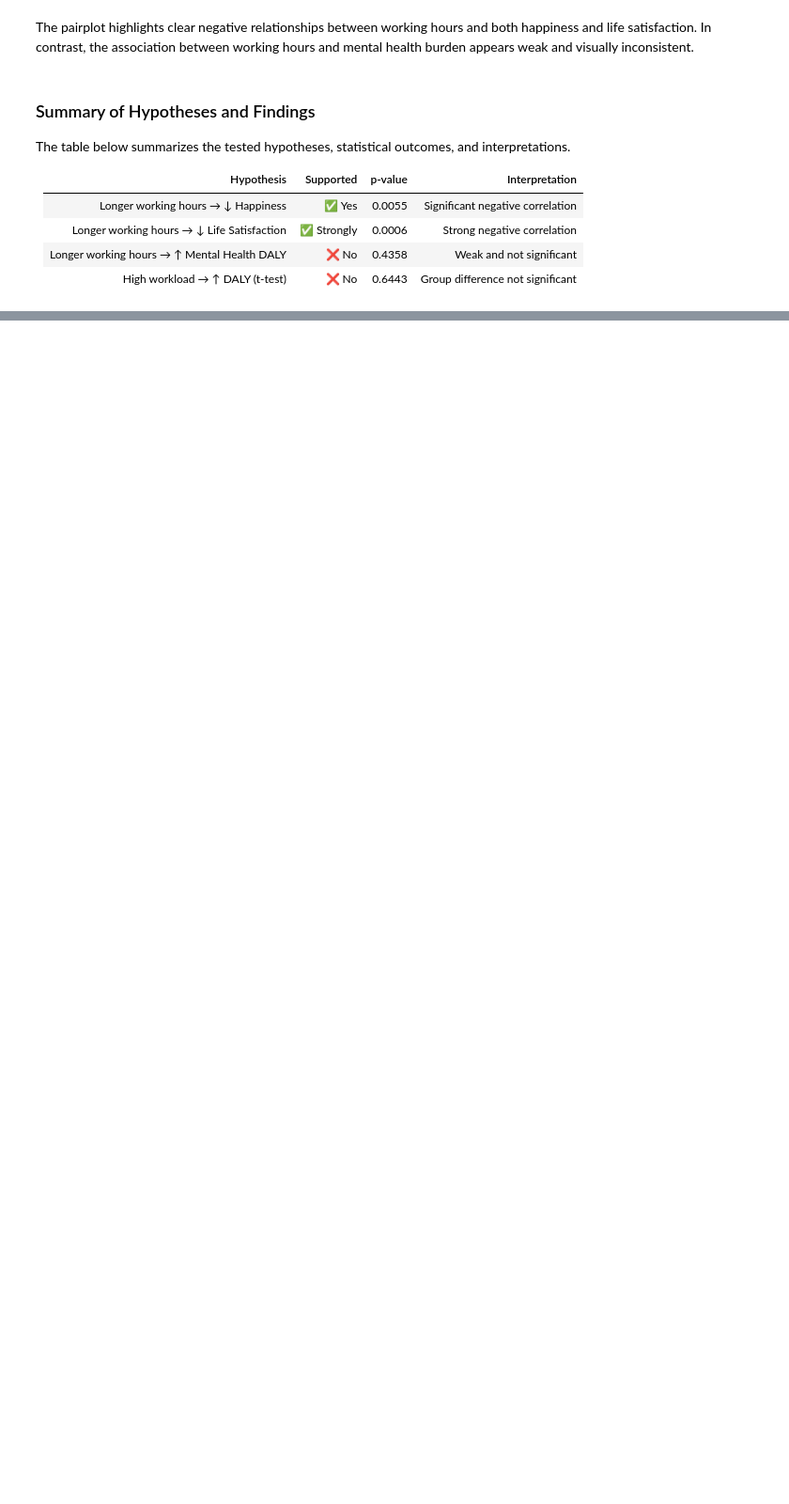
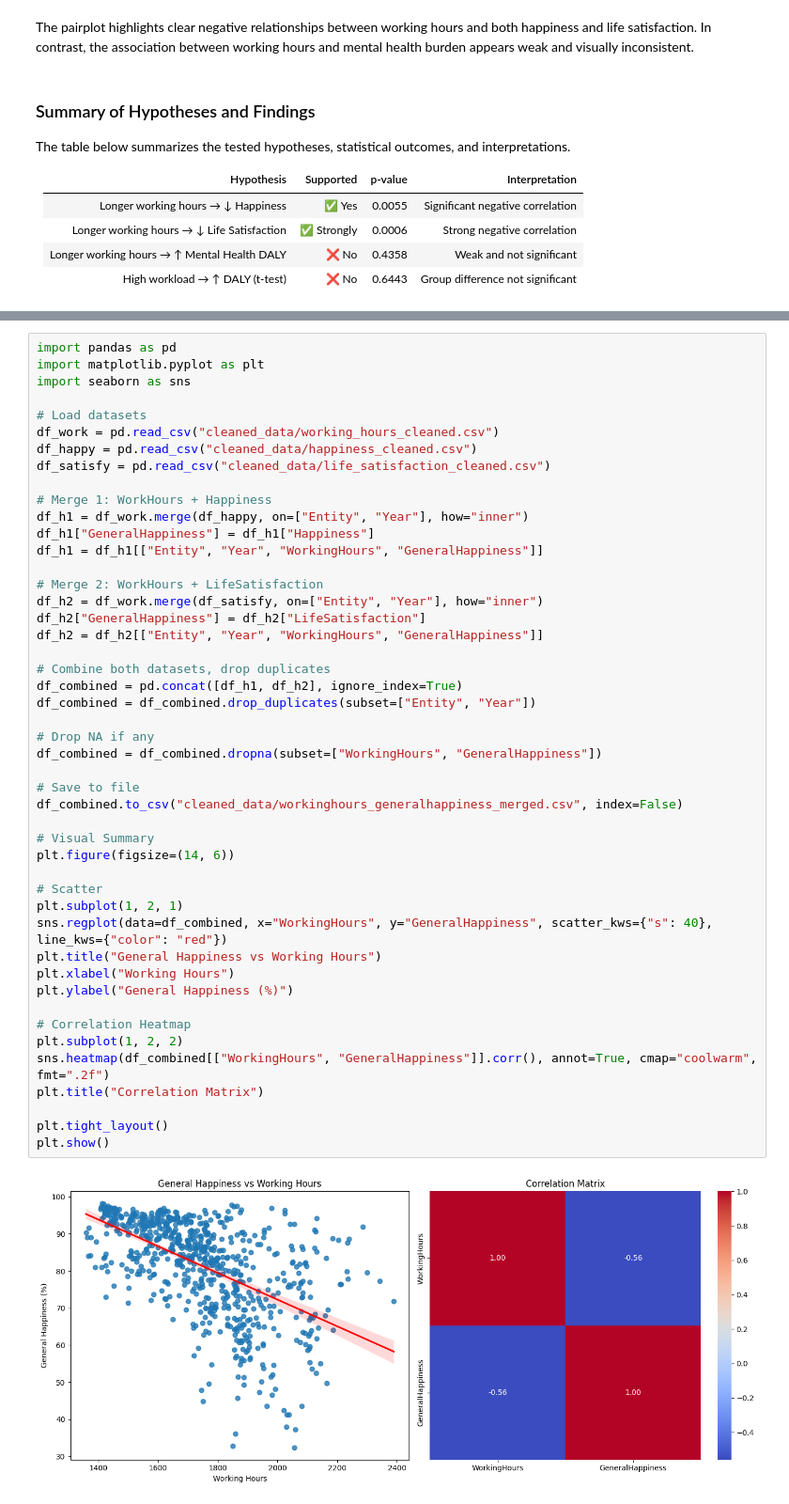
Before and after one commit to burcuekmekci/DSA210-Term-Project-Spring2025, a Jupyter notebook: termproject.ipynb, the cells around one changed output, grey strips where cells are left out. Shown at 94% size. Cells and saved outputs as stored; diff of their text form; blank space fills up the shorter version.

Commit message:
Merge working hours with general happiness to increase country coverage

```diff
--- a/termproject.ipynb
+++ b/termproject.ipynb
@@ -545,0 +569,49 @@ The table below summarizes the tested hypotheses, statistical outcomes, and inte
+# %%
+import pandas as pd
+import matplotlib.pyplot as plt
+import seaborn as sns
+
+# Load datasets
+df_work = pd.read_csv("cleaned_data/working_hours_cleaned.csv")
+df_happy = pd.read_csv("cleaned_data/happiness_cleaned.csv")
+df_satisfy = pd.read_csv("cleaned_data/life_satisfaction_cleaned.csv")
+
+# Merge 1: WorkHours + Happiness
+df_h1 = df_work.merge(df_happy, on=["Entity", "Year"], how="inner")
+df_h1["GeneralHappiness"] = df_h1["Happiness"]
+df_h1 = df_h1[["Entity", "Year", "WorkingHours", "GeneralHappiness"]]
+
+# Merge 2: WorkHours + LifeSatisfaction
+df_h2 = df_work.merge(df_satisfy, on=["Entity", "Year"], how="inner")
+df_h2["GeneralHappiness"] = df_h2["LifeSatisfaction"]
+df_h2 = df_h2[["Entity", "Year", "WorkingHours", "GeneralHappiness"]]
+
+# Combine both datasets, drop duplicates
+df_combined = pd.concat([df_h1, df_h2], ignore_index=True)
+df_combined = df_combined.drop_duplicates(subset=["Entity", "Year"])
+
+# Drop NA if any
+df_combined = df_combined.dropna(subset=["WorkingHours", "GeneralHappiness"])
+
+# Save to file
+df_combined.to_csv("cleaned_data/workinghours_generalhappiness_merged.csv", index=False)
+
+# Visual Summary
+plt.figure(figsize=(14, 6))
+
+# Scatter
+plt.subplot(1, 2, 1)
+sns.regplot(data=df_combined, x="WorkingHours", y="GeneralHappiness", scatter_kws={"s": 40}, line_kws={"color": "red"})
+plt.title("General Happiness vs Working Hours")
+plt.xlabel("Working Hours")
+plt.ylabel("General Happiness (%)")
+
+# Correlation Heatmap
+plt.subplot(1, 2, 2)
+sns.heatmap(df_combined[["WorkingHours", "GeneralHappiness"]].corr(), annot=True, cmap="coolwarm", fmt=".2f")
+plt.title("Correlation Matrix")
+
+plt.tight_layout()
+plt.show()
+# %% [output]
+[figure, added]
```
Also changed, not shown: parts of 1 cell of this notebook.
